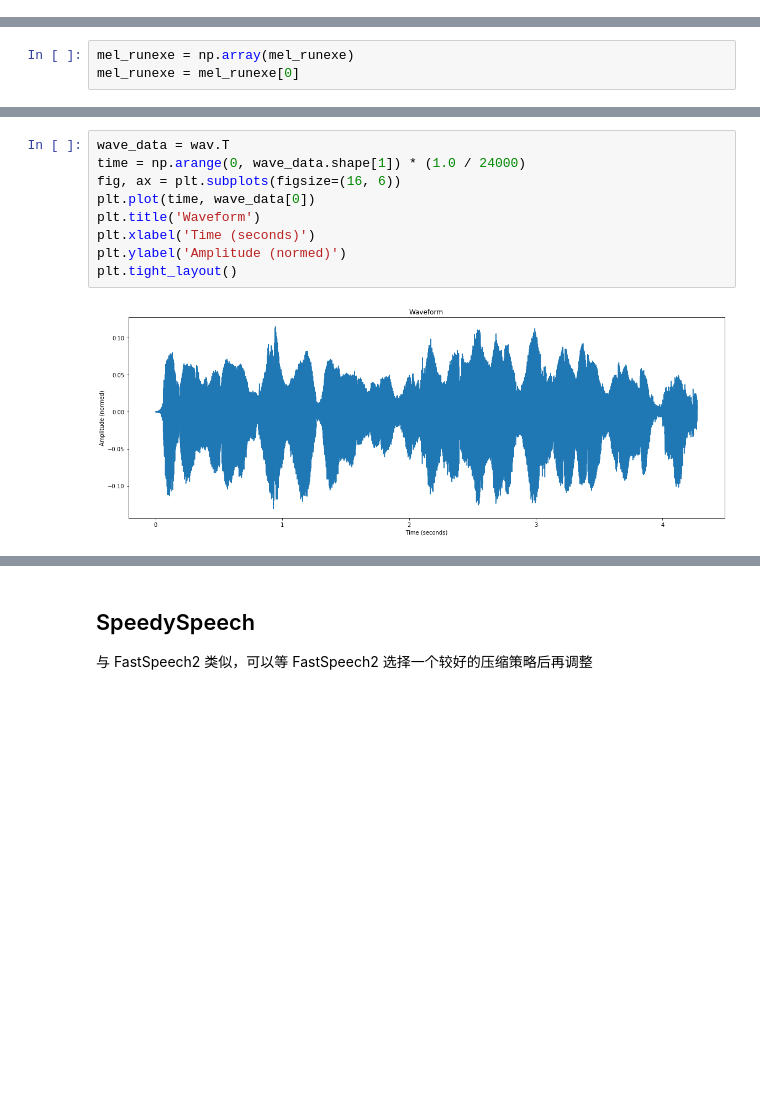
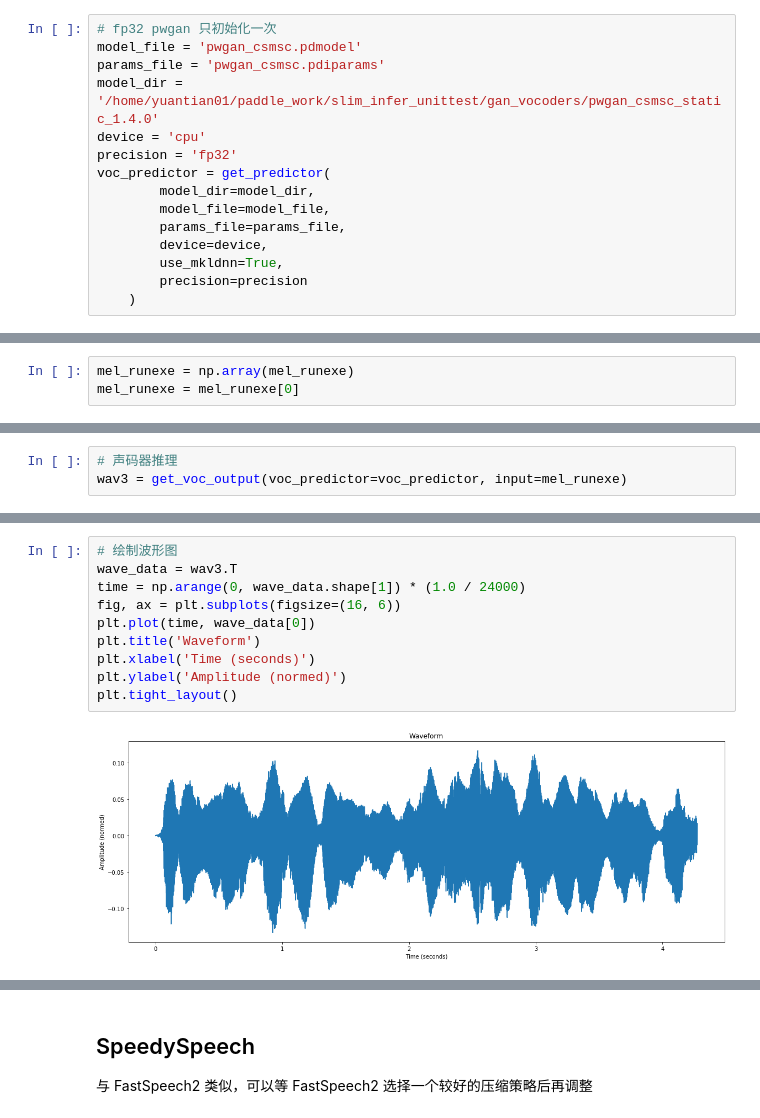
Before and after one commit to yt605155624/paddle_work, a Jupyter notebook: slim_infer_unittest/debug_slim_am.ipynb, the cells around one changed output, grey strips where cells are left out. Drawn from its saved outputs; the diff is of its cells as text; blank space fills up the shorter version.

```diff
--- a/slim_infer_unittest/debug_slim_am.ipynb
+++ b/slim_infer_unittest/debug_slim_am.ipynb
@@ -126,2 +141,17 @@ def get_voc_output(voc_predictor, input):
 # %% [markdown]
 ## FastSpeech2
+# %%
+# fp32 pwgan 只初始化一次
+model_file = 'pwgan_csmsc.pdmodel'
+params_file = 'pwgan_csmsc.pdiparams'
+model_dir = '/home/yuantian01/paddle_work/slim_infer_unittest/gan_vocoders/pwgan_csmsc_static_1.4.0'
+device = 'cpu'
+precision = 'fp32'
+voc_predictor = get_predictor(
+        model_dir=model_dir,
+        model_file=model_file,
+        params_file=params_file,
+        device=device,
+        use_mkldnn=True,
+        precision=precision
+    )
@@ -272,0 +270,3 @@ wav = get_voc_output(voc_predictor=voc_predictor, input=mel_runexe)
+# %%
+# 声码器推理
+wav3 = get_voc_output(voc_predictor=voc_predictor, input=mel_runexe)
@@ -273,11 +280,12 @@ wav = get_voc_output(voc_predictor=voc_predictor, input=mel_runexe)
 # %%
-wave_data = wav.T
+# 绘制波形图
+wave_data = wav3.T
 time = np.arange(0, wave_data.shape[1]) * (1.0 / 24000)
 fig, ax = plt.subplots(figsize=(16, 6))
 plt.plot(time, wave_data[0])
 plt.title('Waveform')
 plt.xlabel('Time (seconds)')
 plt.ylabel('Amplitude (normed)')
 plt.tight_layout()
 # %% [output]
-[figure, old version]
+[figure, new version]
```
Also changed, not shown: parts of 46 cells of this notebook, 1 other file.
